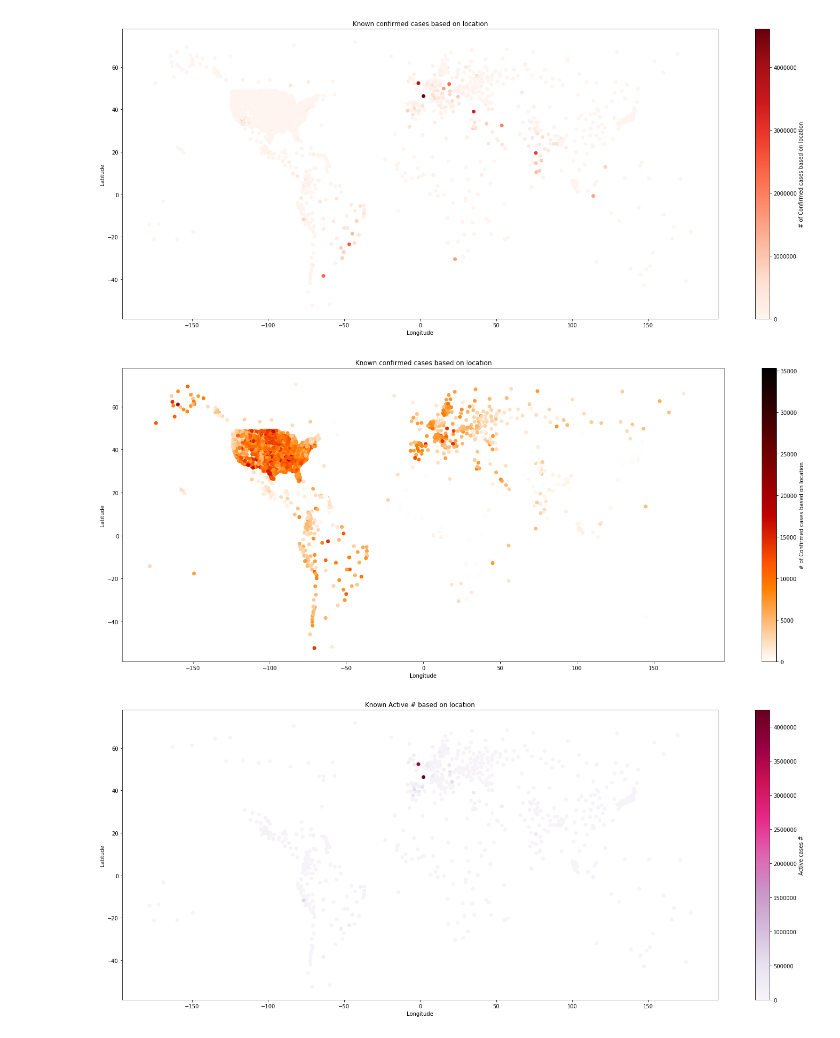
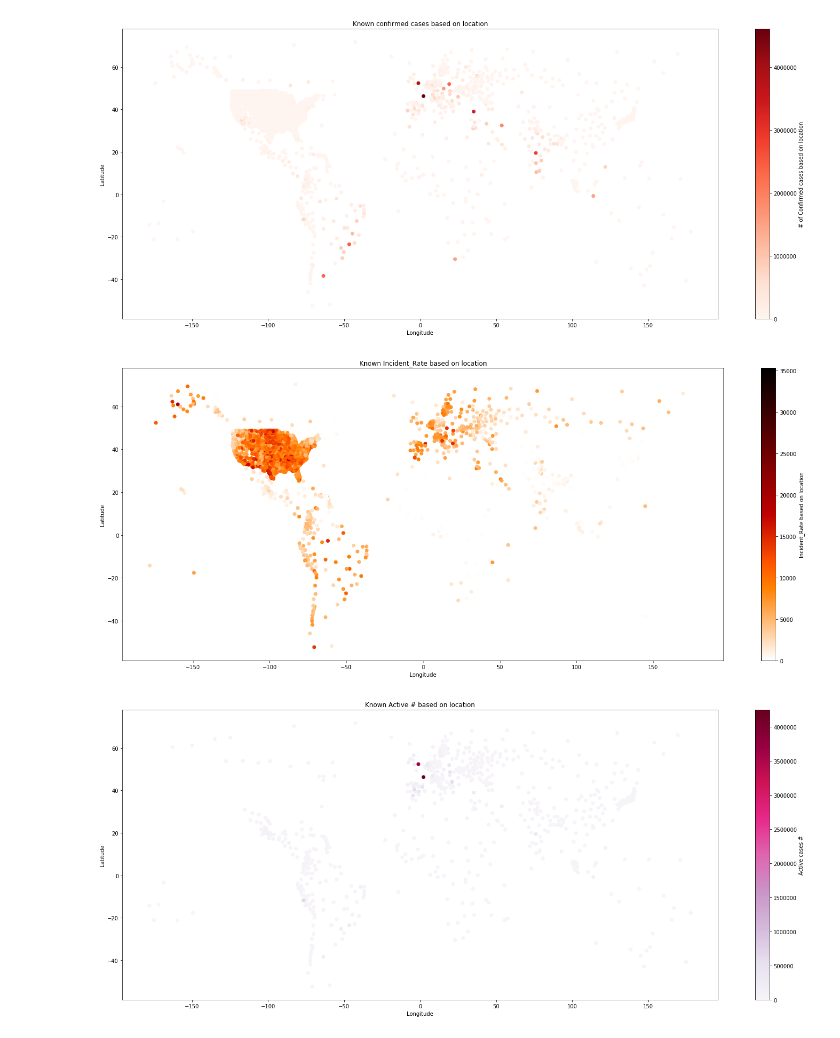
Before and after one commit to Eschaton315/CMPT-459-milestone-1, a Jupyter notebook: code/src/eda.ipynb, the cells around one changed output. Saved outputs shown, nothing was run; the diff lists cells and outputs as text; code cells hidden in the pictures.

```diff
--- a/code/src/eda.ipynb
+++ b/code/src/eda.ipynb
@@ -46,14 +48,15 @@ plt.savefig('../plots/task-1.3/figure1.png')
 # %% [output]
 [figure]
 # %%
+"""Heatmap of Incident_Rates across the world"""
 plt.figure(figsize=(25,10))
 plt.scatter(x=location['Long_'],y=location['Lat'],c=location['Incident_Rate'],cmap='gist_heat_r')
 cbar = plt.colorbar()
-cbar.set_label('# of Confirmed cases based on location')
+cbar.set_label('Incident_Rate based on location')
 plt.xlabel("Longitude")
-plt.title("Known confirmed cases based on location")
+plt.title("Known Incident_Rate based on location")
 plt.ylabel("Latitude")
 plt.savefig('../plots/task-1.3/figure2.png')
 # %% [output]
-[figure, old version]
+[figure, new version]
 # %%
```
Also changed, not shown: parts of 18 cells of this notebook, 5 other files.
